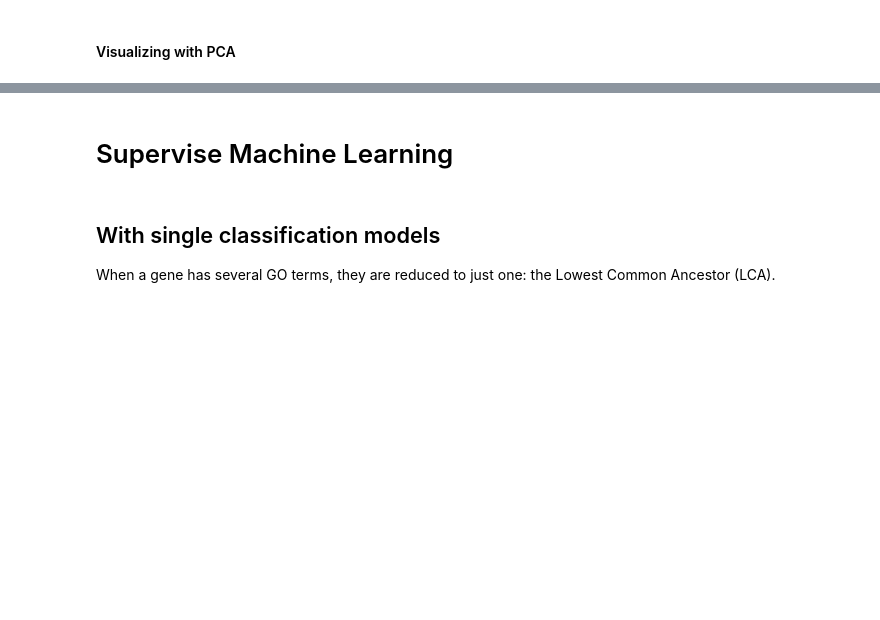
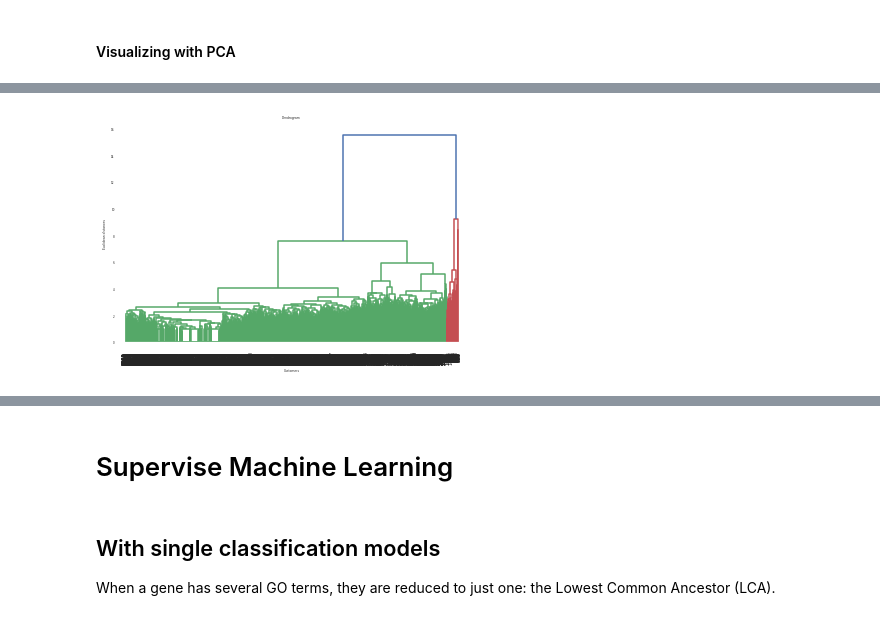
Before and after one commit to geovalexis/PP2GO, a Jupyter notebook: Methods.ipynb, the cells around one changed output, grey strips where cells are left out. Cells and saved outputs as stored; diff of their text form; code cells hidden in the pictures; blank space fills up the shorter version.

```diff
--- a/Methods.ipynb
+++ b/Methods.ipynb
@@ -509,0 +518,3 @@ Any of the differente distance metrics (cosine, hammington, hamming..) will be u
+# %%
+orthologs_counts_matrix = pd.read_csv("drive/MyDrive/TFG/orthologs_counts_matrix.tsv", sep="\t", header=0, index_col=0)
+orthologs_counts_matrix_presence_absence = orthologs_counts_matrix.applymap(lambda x: 1 if x >= 1 else 0)
@@ -509,0 +523,18 @@ Any of the differente distance metrics (cosine, hammington, hamming..) will be u
+# %%
+import numpy as np
+import pandas as pd
+
+# Manual implementation of the matrix:
+def HammingDistance(v1: np.array, v2: np.array):
+  return np.count_nonzero(np.bitwise_xor(v1, v2) == 1)
+
+# v1 = np.array([1,0])
+# v2 = np.array([1,1])
+# HammingDistance(v1,v2)
+
+
+# Automatic implementation of the matrix (Normalized):
+from sklearn.metrics import pairwise_distances
+
+X = pd.DataFrame(pairwise_distances(orthologs_counts_matrix_presence_absence, metric="hamming"))
+X
@@ -553,0 +608,16 @@ Text(0, 0.5, 'PCA 2')
+# %%
+from sklearn.cluster import AgglomerativeClustering
+import scipy.cluster.hierarchy as sch
+import matplotlib.pyplot as plt
+import pandas as pd
+
+dendrogram = sch.dendrogram(sch.linkage(X, method  = "average"))
+plt.title('Dendrogram')
+plt.xlabel('Customers')
+plt.ylabel('Euclidean distances')
+plt.show()
+
+# clustering = AgglomerativeClustering(linkage="average", affinity="precomputed").fit(X)
+# clustering.n_clusters_
+# %% [output]
+[figure, added]
```
Also changed, not shown: parts of 11 cells of this notebook.
